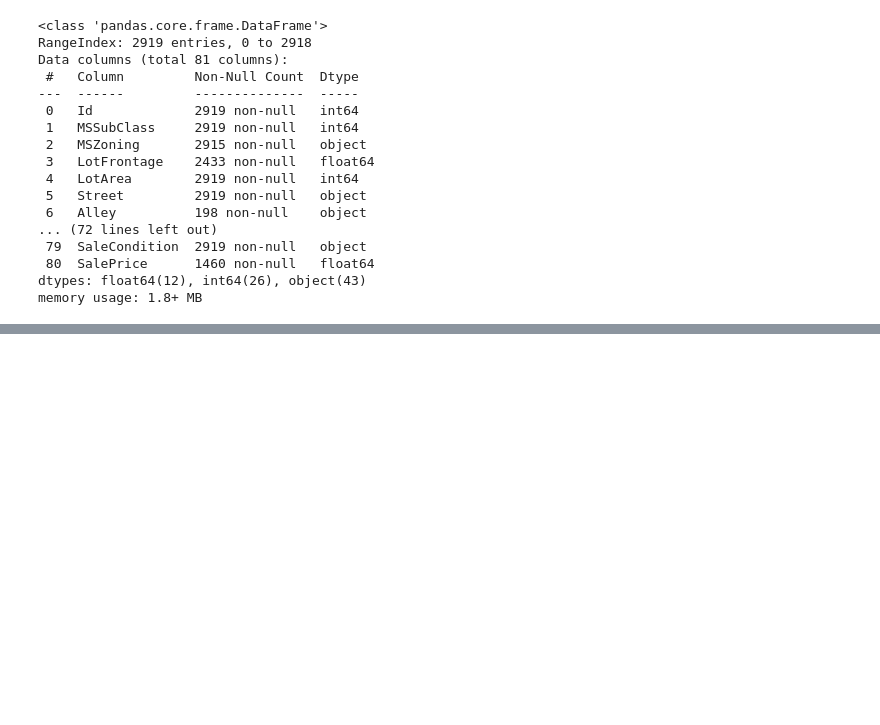
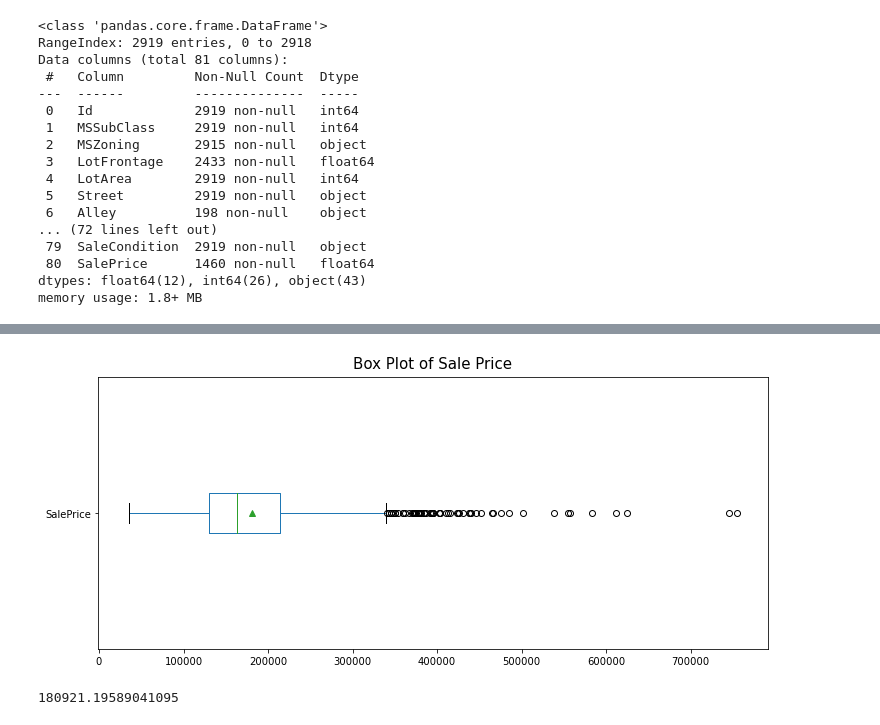
Before and after one commit to CS521-Burstein/final-project-alexmao0501, a Jupyter notebook: finalproject.ipynb, the cells around one changed output, grey strips where cells are left out. Saved outputs shown, nothing was run; the diff lists cells and outputs as text; code cells hidden in the pictures; blank space fills up the shorter version.

```diff
--- a/finalproject.ipynb
+++ b/finalproject.ipynb
@@ -80,0 +169,11 @@ memory usage: 1.8+ MB
+# %%
+box_plot_saleprice = housing.SalePrice.plot(kind='box', figsize= (12,5),vert=False, showmeans=True);
+box_plot_saleprice.set_title('Box Plot of Sale Price', fontsize=15, y=1.01);
+# %% [output]
+[figure, added]
+# %%
+#get mean sale price:
+saleprice_mean = housing.SalePrice.mean()
+saleprice_mean
+# %% [output]
+180921.19589041095
```
Also changed, not shown: parts of 29 cells of this notebook.
